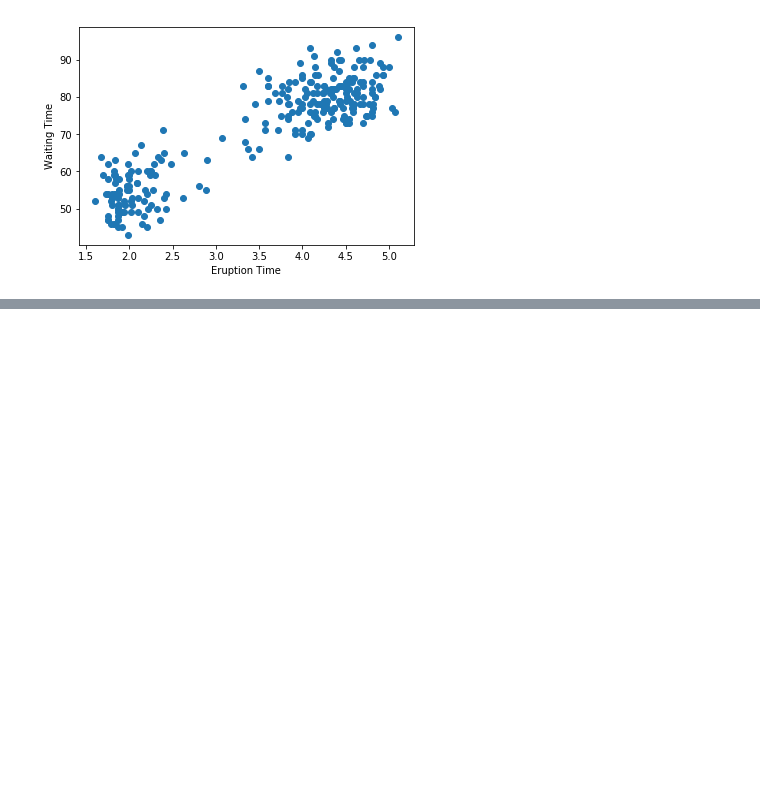
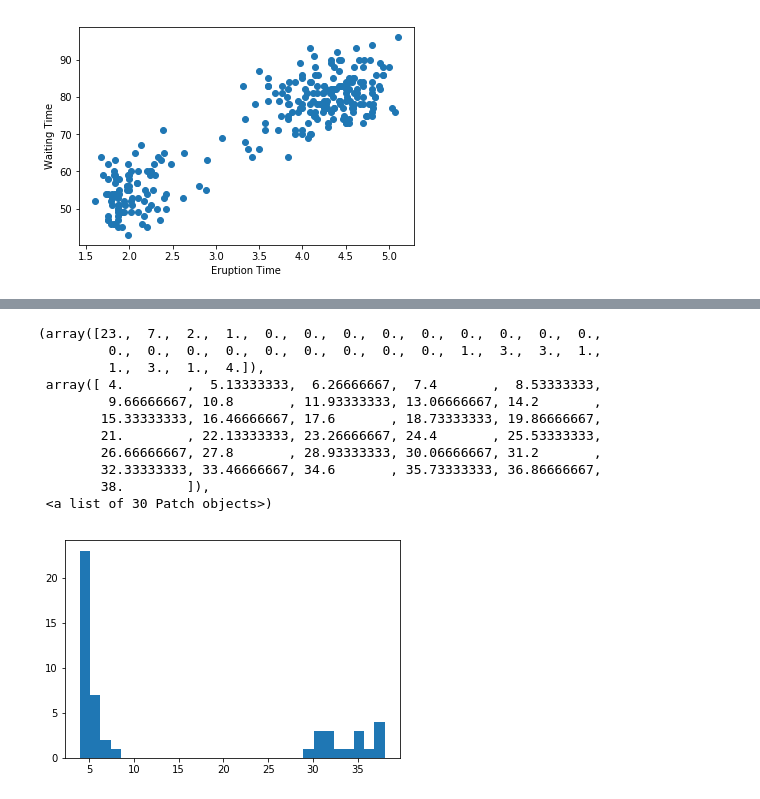
Before and after one commit to ryanfarr01/SentimentAnalysis_Clustering, a Jupyter notebook: Part3.ipynb, the cells around one changed output, grey strips where cells are left out. Cells and saved outputs as stored; diff of their text form; code cells hidden in the pictures; blank space fills up the shorter version.

```diff
--- a/Part3.ipynb
+++ b/Part3.ipynb
@@ -180,0 +210,16 @@ print(iterations)
+# %%
+plt.clf()
+plt.hist(iterations, 30)
+# %% [output]
+(array([23.,  7.,  2.,  1.,  0.,  0.,  0.,  0.,  0.,  0.,  0.,  0.,  0.,
+         0.,  0.,  0.,  0.,  0.,  0.,  0.,  0.,  0.,  1.,  3.,  3.,  1.,
+         1.,  3.,  1.,  4.]),
+ array([ 4.        ,  5.13333333,  6.26666667,  7.4       ,  8.53333333,
+         9.66666667, 10.8       , 11.93333333, 13.06666667, 14.2       ,
+        15.33333333, 16.46666667, 17.6       , 18.73333333, 19.86666667,
+        21.        , 22.13333333, 23.26666667, 24.4       , 25.53333333,
+        26.66666667, 27.8       , 28.93333333, 30.06666667, 31.2       ,
+        32.33333333, 33.46666667, 34.6       , 35.73333333, 36.86666667,
+        38.        ]),
+ <a list of 30 Patch objects>)
+[figure, added]
```
Also changed, not shown: parts of 8 cells of this notebook.
